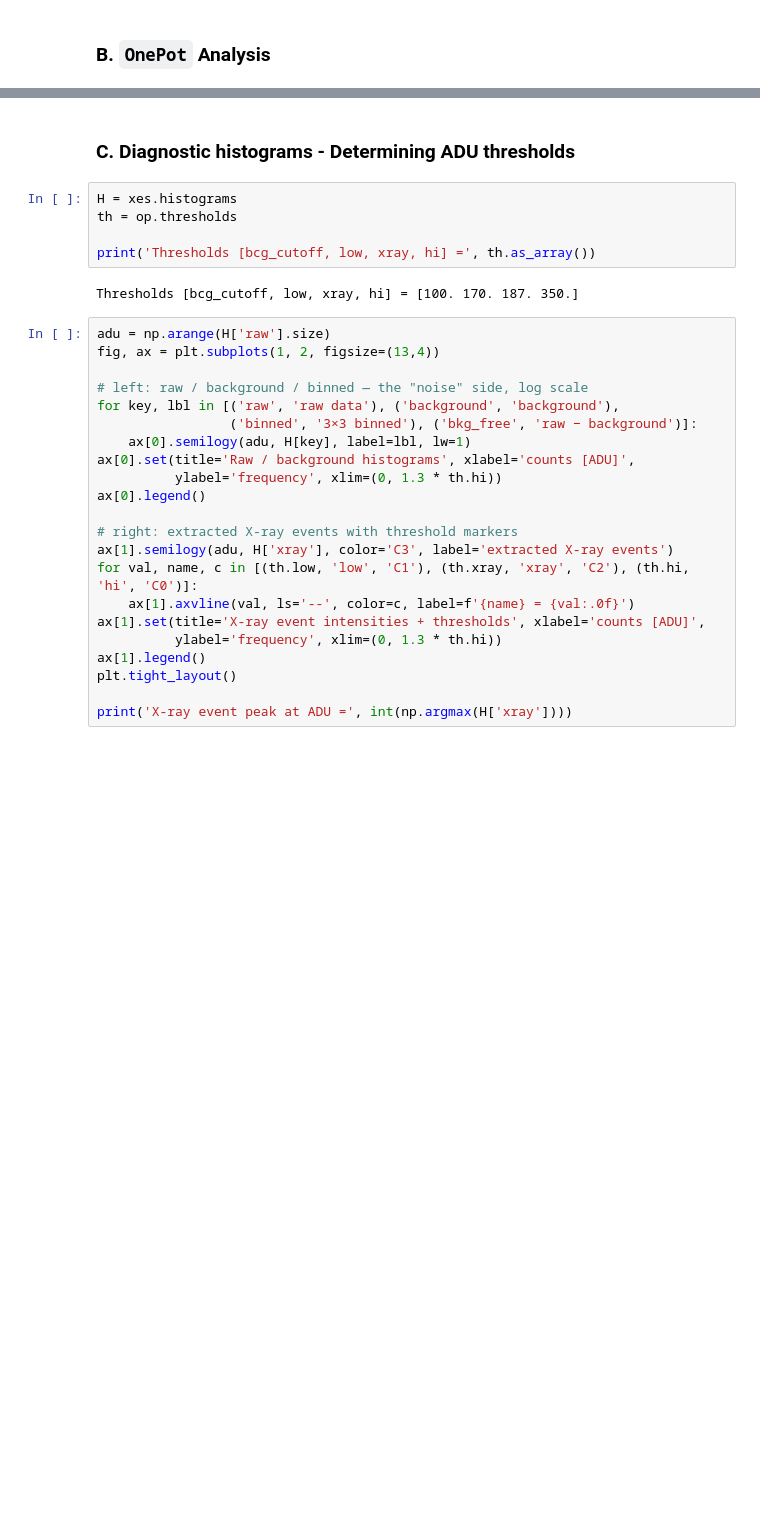
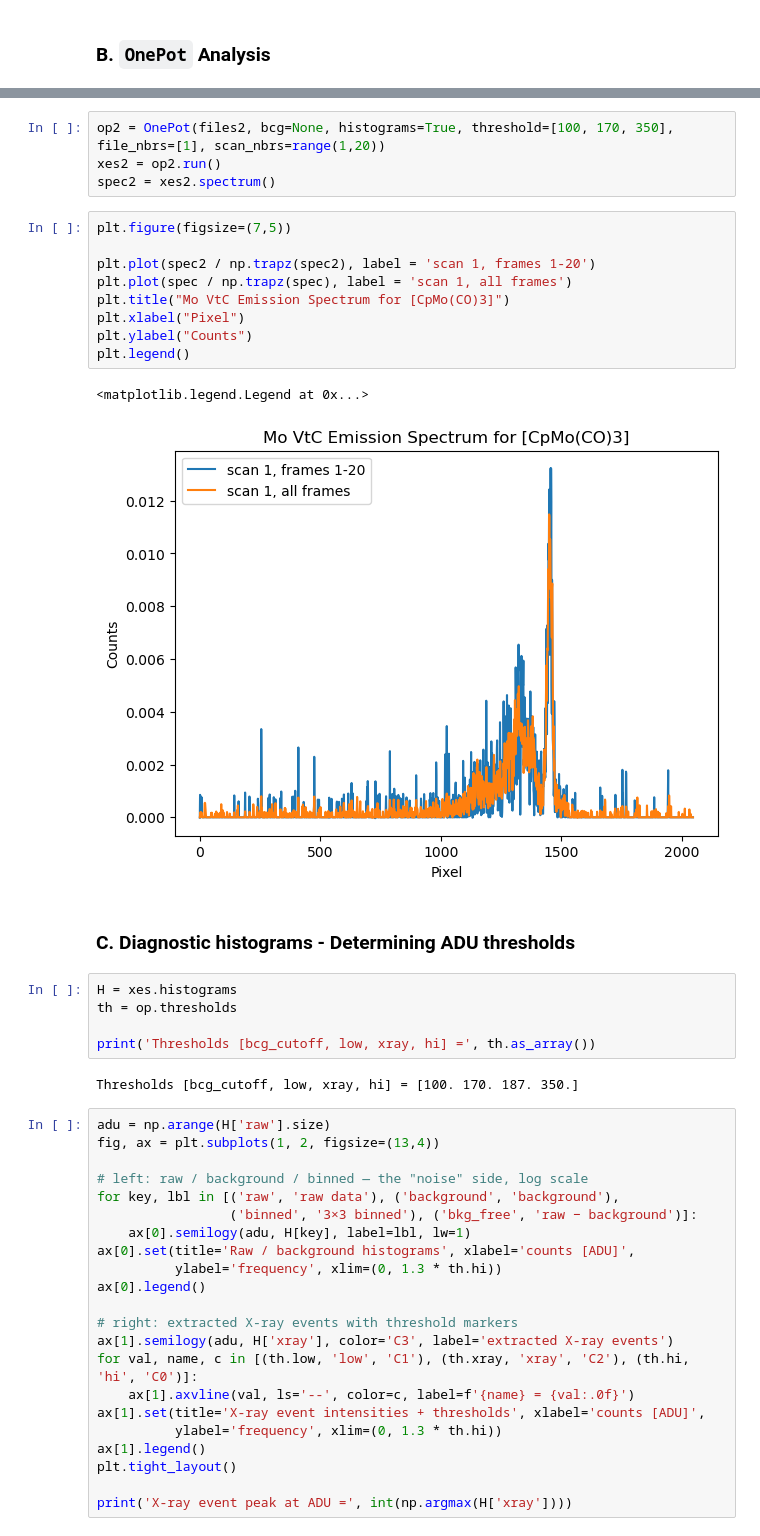
Before and after one commit to jtbabicz/Tender_Analysis, a Jupyter notebook: Tender_Analysis_Example.ipynb, the cells around one changed output, grey strips where cells are left out. Drawn from its saved outputs; the diff is of its cells as text; blank space fills up the shorter version.

```diff
--- a/Tender_Analysis_Example.ipynb
+++ b/Tender_Analysis_Example.ipynb
@@ -125,3 +158,19 @@ Text(0, 0.5, 'Counts')
+# %%
+op2 = OnePot(files2, bcg=None, histograms=True, threshold=[100, 170, 350], file_nbrs=[1], scan_nbrs=range(1,20))
+xes2 = op2.run()
+spec2 = xes2.spectrum()
+# %%
+plt.figure(figsize=(7,5))
+
+plt.plot(spec2 / np.trapz(spec2), label = 'scan 1, frames 1-20')
+plt.plot(spec / np.trapz(spec), label = 'scan 1, all frames')
+plt.title("Mo VtC Emission Spectrum for [CpMo(CO)3]")
+plt.xlabel("Pixel")
+plt.ylabel("Counts")
+plt.legend()
+# %% [output]
+<matplotlib.legend.Legend at 0x...>
+[figure, added]
 # %% [markdown]
 ### C. Diagnostic histograms - Determining ADU thresholds
 # %%
```
Also changed, not shown: parts of 7 cells of this notebook.
